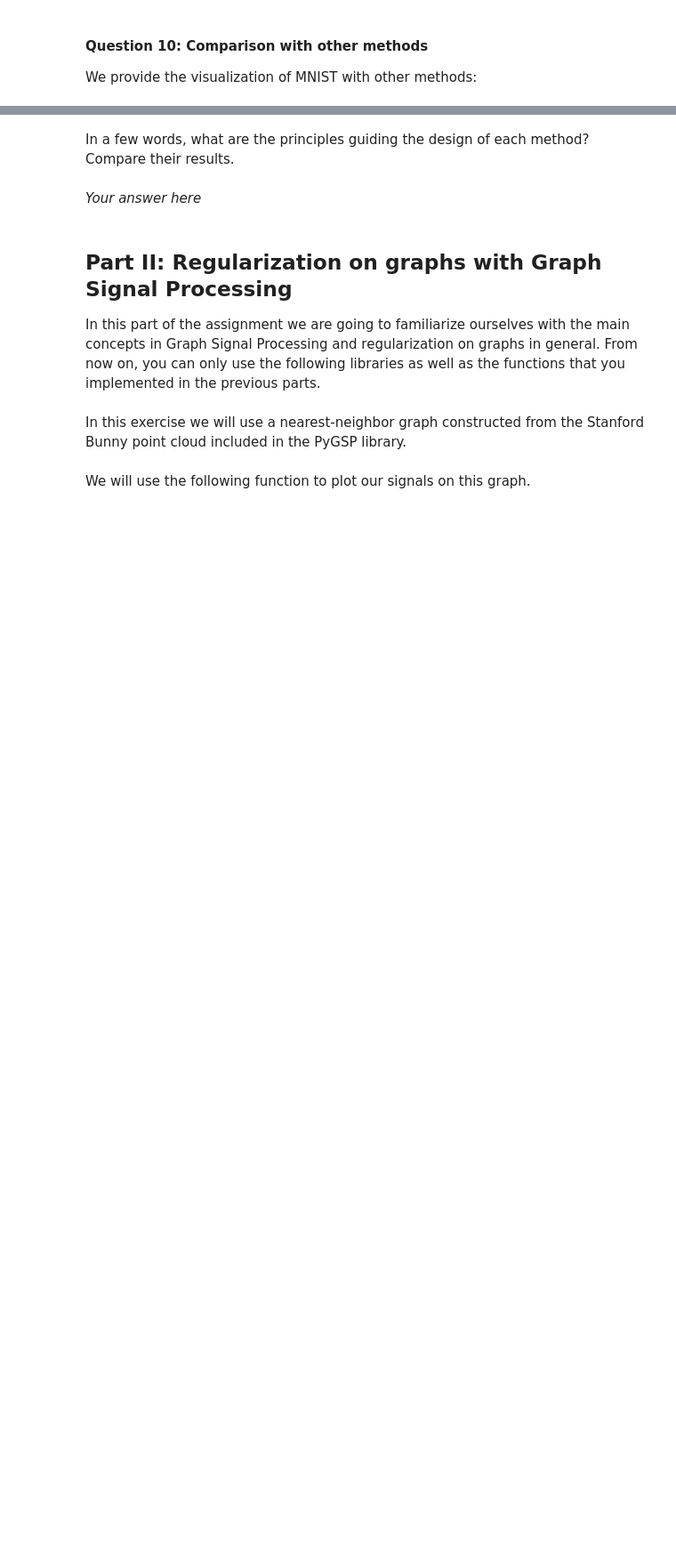
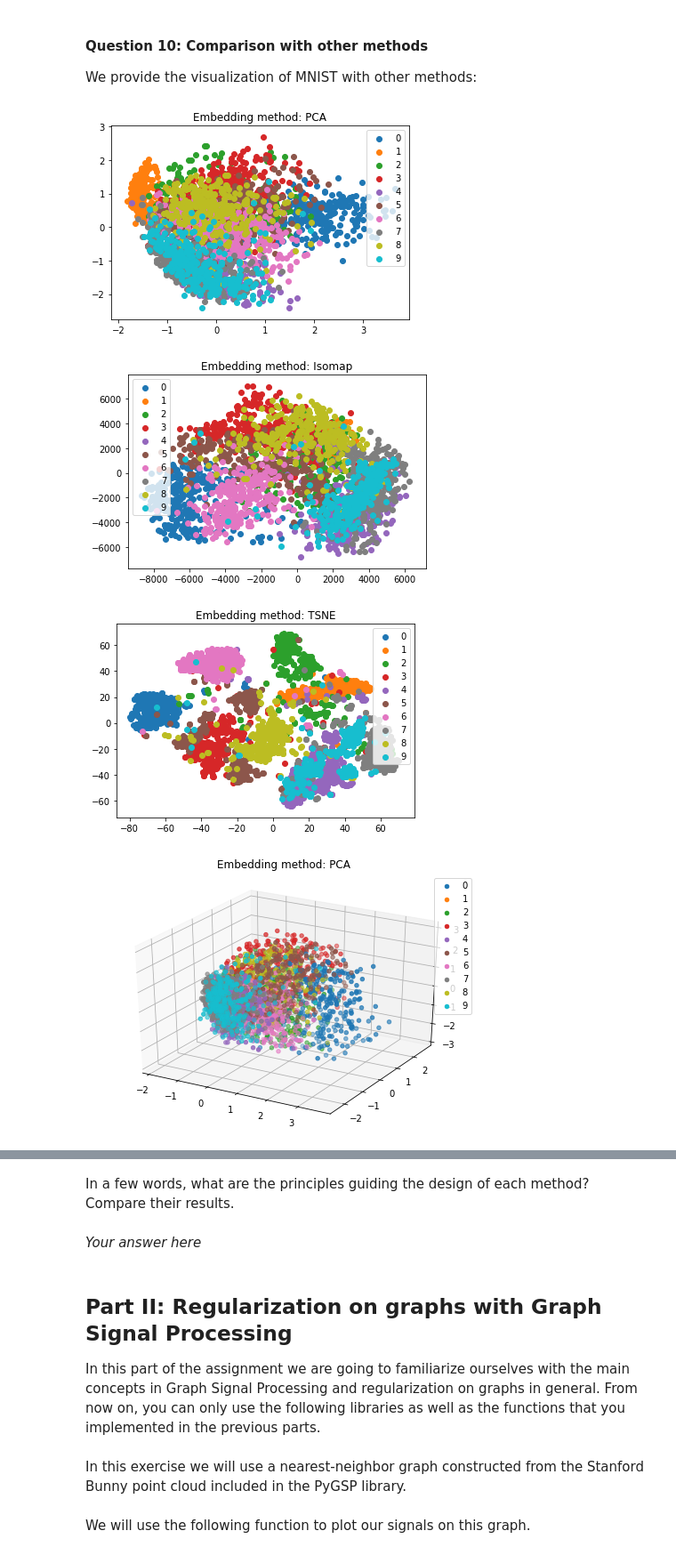
Before and after one commit to aaag97/ntds-projects, a Jupyter notebook: Assignment 2/2_learning_with_graphs-andre-FB.ipynb, the cells around one changed output, grey strips where cells are left out. Shown at 89% size. Cells and saved outputs as stored; diff of their text form; code cells hidden in the pictures; blank space fills up the shorter version.

```diff
--- a/Assignment 2/2_learning_with_graphs-andre-FB.ipynb
+++ b/Assignment 2/2_learning_with_graphs-andre-FB.ipynb
@@ -418,36 +419,41 @@ from sklearn.decomposition import PCA
 from sklearn.manifold import TSNE, Isomap
 
 # This cell can take a few minutes to run
-run_this_cell = False
+run_this_cell = True
 
 if run_this_cell:
     # In 2d
     embeddings = [PCA(n_components=2, copy=True, whiten=True, tol=1e-5),
                   Isomap(n_components=2, n_neighbors=5),
                   TSNE(n_components=2)]
 
     for embedding in embeddings:
         X_embedded = embedding.fit_transform(X_mnist)
         fig = plt.figure()
         for i in classes:
             mask = y_mnist == i
             plt.scatter(X_embedded[mask, 0], X_embedded[mask, 1], label=i)
         plt.legend()
         plt.title('Embedding method: '+ type(embedding).__name__)
         plt.show()
 
     # In 3d
     embeddings = [PCA(n_components=3, copy=True, whiten=True, tol=1e-5),
                   Isomap(n_components=3, n_neighbors=5),
                   TSNE(n_components=3)]
 
     for embedding in embeddings:
         X_embedded = embedding.fit_transform(X_mnist)
         fig = plt.figure()
         ax = Axes3D(fig)
         for i in classes:
             mask = y_mnist == i
             ax.scatter(X_embedded[mask, 0], X_embedded[mask, 1], X_embedded[mask, 2], label=i)
         ax.legend()
         ax.title.set_text('Embedding method: '+ type(embedding).__name__)
         plt.show()
+# %% [output]
+[figure, added]
+[figure, added]
+[figure, added]
+[figure, added]
```
Also changed, not shown: parts of 15 cells of this notebook.
